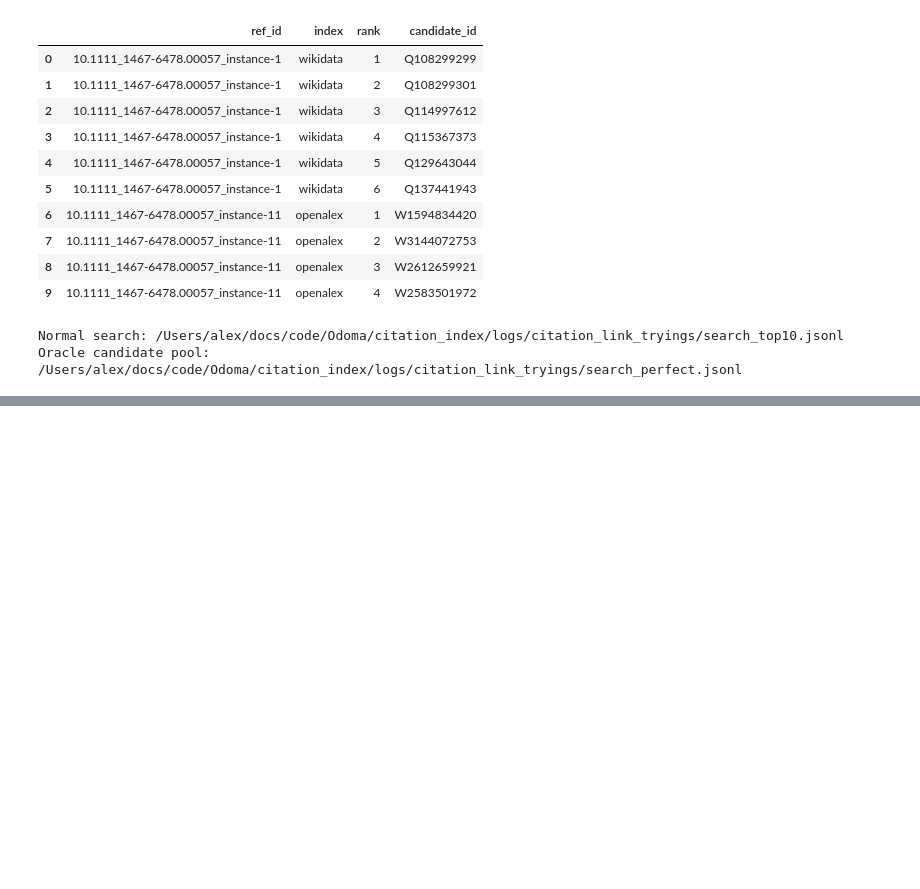
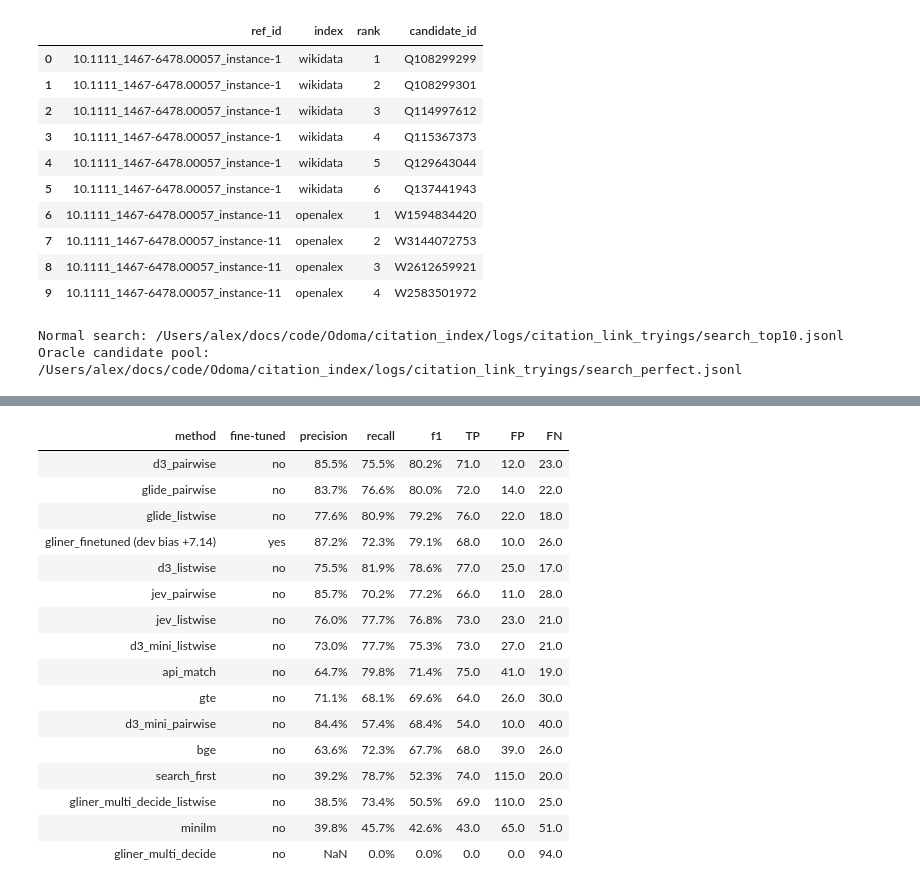
Before and after one commit to odoma-ch/ssh-citation-index, a Jupyter notebook: benchmarks/citation_linking/citation_link_tryings.ipynb, the cells around one changed output, grey strips where cells are left out. Saved outputs shown, nothing was run; the diff lists cells and outputs as text; code cells hidden in the pictures; blank space fills up the shorter version.

```diff
--- a/benchmarks/citation_linking/citation_link_tryings.ipynb
+++ b/benchmarks/citation_linking/citation_link_tryings.ipynb
@@ -506,0 +1469,14 @@ Oracle candidate pool: /Users/alex/docs/code/Odoma/citation_index/logs/citation_
+# %%
+# One row per model/mode, using the decision parameters in its own cell.
+ensure_baselines()
+methods = ["search_first", "api_match"] + sorted({
+    p.parent.parent.name for p in RUN_DIR.glob("*/*/manifest.json")
+    if p.parent.parent.name not in {"search_first", "api_match"}
+    and not p.parent.parent.name.endswith("_reject")
+    and json.loads(p.read_text())["status"] == "complete"
+})
+comparison = compact_comparison(RUN_DIR, methods, index=COMPARISON_INDEX)
+comparison.to_csv(RUN_DIR / "comparison.csv", index=False)
+for scope in ("all", "dev"):
+    comparison.loc[comparison.scope.eq(scope)].to_csv(RUN_DIR / f"comparison_{scope}.csv", index=False)
+display_summary(comparison)
@@ -506,0 +1515,66 @@ Oracle candidate pool: /Users/alex/docs/code/Odoma/citation_index/logs/citation_
+# %%
+from benchmarks.citation_linking.linking_eval import (
+    score_predictions, summarize_scores,
+)
+from benchmarks.citation_linking.gliner_eval import run_manifest, held_out_tasks
+from benchmarks.citation_linking.finetune_gliner_listwise import read_split
+from benchmarks.citation_linking.gliner_eval import score_policy
+
+HELD_OUT_KEYS = ["ref_id", "index"]
+OFFICIAL_RUN = RERANKING_DIR / "finetuning/gliner_listwise/cv_runs/official_rd_A"
+_, official_data = run_manifest(OFFICIAL_RUN)
+official_data = ROOT / official_data
+official_tasks = held_out_tasks(official_data)
+official_eligible = POOLS["search_top10"][0].merge(
+    official_tasks[HELD_OUT_KEYS], on=HELD_OUT_KEYS, validate="one_to_one")
+assert len(official_eligible) == len(official_tasks) == 291
+assert official_eligible.gold_id.notna().sum() == 94
+
+COLUMNS = ["precision", "recall", "f1", "TP", "FP", "FN"]
+held_out_rows = []
+for method in ["search_first", "api_match"] + sorted({
+    p.parent.parent.name for p in RUN_DIR.glob("*/*/manifest.json")
+    if p.parent.parent.name not in {"search_first", "api_match"}
+    and not p.parent.parent.name.endswith("_reject")
+}):
+    directory = RUN_DIR / method / "search_top10"
+    if not (directory / "manifest.json").exists() or \
+            json.loads((directory / "manifest.json").read_text())["status"] != "complete":
+        continue
+    predictions = pd.read_json(directory / "predictions.jsonl", lines=True, convert_dates=False)
+    scored = score_predictions(
+        official_eligible, predictions.merge(official_eligible[HELD_OUT_KEYS], on=HELD_OUT_KEYS))
+    held_out_rows.append({"method": method, "fine-tuned": "no",
+                          **summarize_scores(scored, by=()).iloc[0][COLUMNS].to_dict()})
+
+official_meta = read_split(official_data, "test", allow_test=True)[1]
+fine_tuned_predictions = json.loads((OFFICIAL_RUN / "oof_finetuned_predictions.json").read_text())
+dev_bias = json.loads((OFFICIAL_RUN / "oof_report.json").read_text())["frozen_bias"]
+for label, bias in ((f"gliner_finetuned (dev bias {dev_bias:+.2f})", dev_bias),):
+    _, scored = score_policy(official_tasks, fine_tuned_predictions, official_meta, bias, split="test")
+    held_out_rows.append({"method": label, "fine-tuned": "yes",
+                          **summarize_scores(scored, by=()).iloc[0][COLUMNS].to_dict()})
+
+held_out = pd.DataFrame(held_out_rows).sort_values("f1", ascending=False)
+pretrained = held_out.set_index("method").loc["gliner_multi_decide_listwise"]
+assert (pretrained.TP, pretrained.FP, pretrained.FN) == (69, 110, 25)  # matches the saved OOF run
+held_out.to_csv(OFFICIAL_RUN / "held_out_comparison.csv", index=False)
+display_summary(held_out)
+# %% [output]
+| method | fine-tuned | precision | recall | f1 | TP | FP | FN |
+| d3_pairwise | no | 85.5% | 75.5% | 80.2% | 71.0 | 12.0 | 23.0 |
+| glide_pairwise | no | 83.7% | 76.6% | 80.0% | 72.0 | 14.0 | 22.0 |
+| glide_listwise | no | 77.6% | 80.9% | 79.2% | 76.0 | 22.0 | 18.0 |
+| gliner_finetuned (dev bias +7.14) | yes | 87.2% | 72.3% | 79.1% | 68.0 | 10.0 | 26.0 |
+| d3_listwise | no | 75.5% | 81.9% | 78.6% | 77.0 | 25.0 | 17.0 |
+| jev_pairwise | no | 85.7% | 70.2% | 77.2% | 66.0 | 11.0 | 28.0 |
+| jev_listwise | no | 76.0% | 77.7% | 76.8% | 73.0 | 23.0 | 21.0 |
+| d3_mini_listwise | no | 73.0% | 77.7% | 75.3% | 73.0 | 27.0 | 21.0 |
+| api_match | no | 64.7% | 79.8% | 71.4% | 75.0 | 41.0 | 19.0 |
+| gte | no | 71.1% | 68.1% | 69.6% | 64.0 | 26.0 | 30.0 |
+| d3_mini_pairwise | no | 84.4% | 57.4% | 68.4% | 54.0 | 10.0 | 40.0 |
+| bge | no | 63.6% | 72.3% | 67.7% | 68.0 | 39.0 | 26.0 |
+| search_first | no | 39.2% | 78.7% | 52.3% | 74.0 | 115.0 | 20.0 |
+| gliner_multi_decide_listwise | no | 38.5% | 73.4% | 50.5% | 69.0 | 110.0 | 25.0 |
+| minilm | no | 39.8% | 45.7% | 42.6% | 43.0 | 65.0 | 51.0 |
+| gliner_multi_decide | no | NaN | 0.0% | 0.0% | 0.0 | 0.0 | 94.0 |
```
Also changed, not shown: parts of 34 cells of this notebook, 13 other files.
